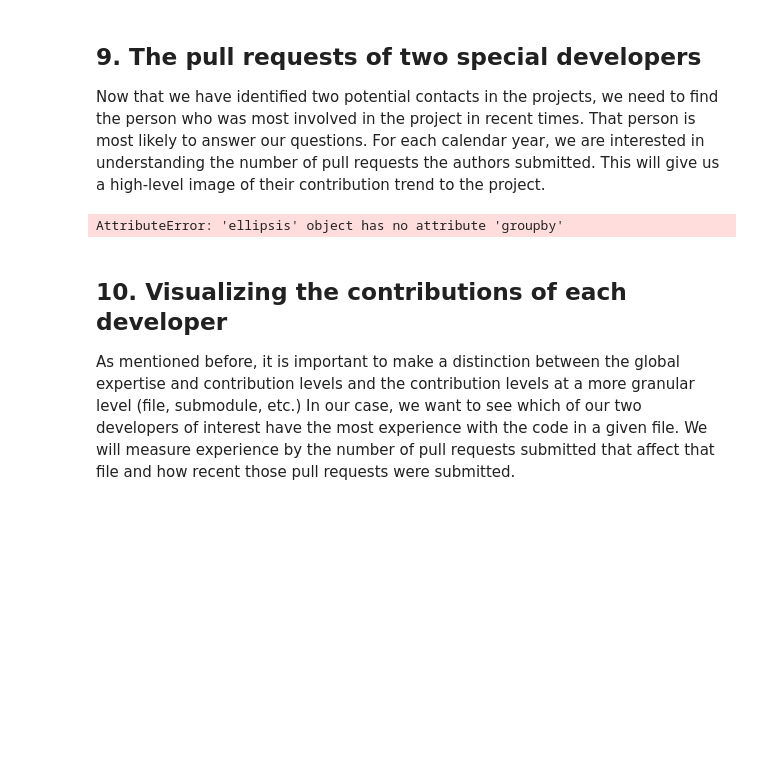
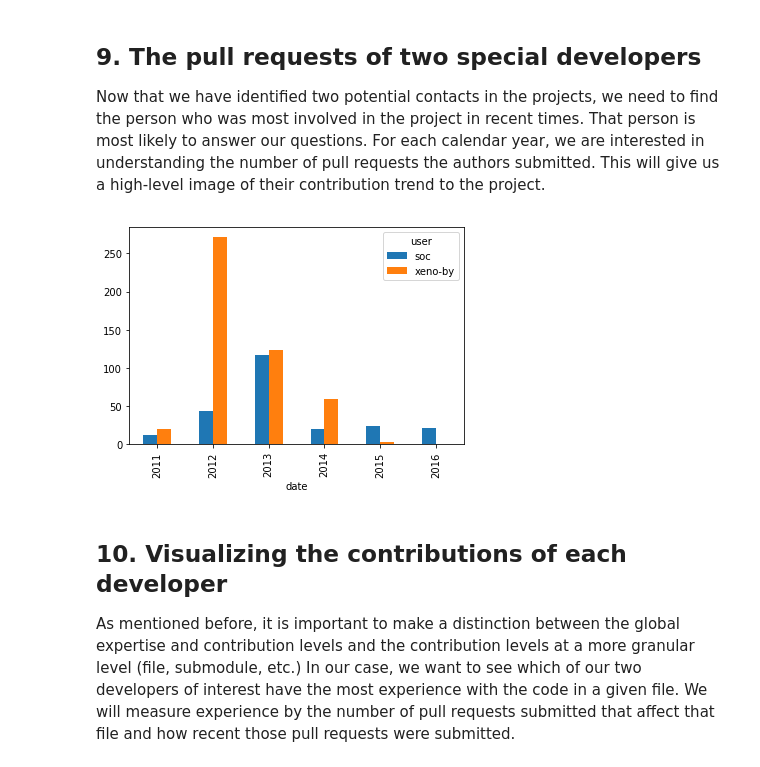
Before and after one commit to LeonVillanueva/MOOCs, a Jupyter notebook: Datacamp/The GitHub History of the Scala Language/notebook.ipynb, the cells around one changed output. Drawn from its saved outputs; the diff is of its cells as text; code cells hidden in the pictures; blank space fills up the shorter version.

```diff
--- a/Datacamp/The GitHub History of the Scala Language/notebook.ipynb
+++ b/Datacamp/The GitHub History of the Scala Language/notebook.ipynb
@@ -159,22 +165,22 @@ Ellipsis
 # %%
 %matplotlib inline
 
 # The developers we are interested in
 authors = ['xeno-by', 'soc']
 
 # Get all the developers' pull requests
-by_author = ...
+by_author = pulls[pulls['user'].isin(authors)]
 
 # Count the number of pull requests submitted each year
-counts = by_author.groupby([..., ...]).agg({'pid': 'count'}).reset_index()
+counts = by_author.groupby(['user', pulls['date'].dt.year]).agg({'pid': 'count'}).reset_index()
 
 # Convert the table to a wide format
 counts_wide = counts.pivot_table(index='date', columns='user', values='pid', fill_value=0)
 
 # Plot the results
-# ... YOUR CODE FOR TASK 9 ...
+counts_wide.plot(kind='bar');
 # %% [output]
-AttributeError: 'ellipsis' object has no attribute 'groupby'
+[figure, added]
 # %% [markdown]
 ## 10. Visualizing the contributions of each developer
 <p>As mentioned before, it is important to make a distinction between the global expertise and contribution levels and the contribution levels at a more granular level (file, submodule, etc.) In our case, we want to see which of our two developers of interest have the most experience with the code in a given file. We will measure experience by the number of pull requests submitted that affect that file and how recent those pull requests were submitted.</p>
```
Also changed, not shown: parts of 3 cells of this notebook.
